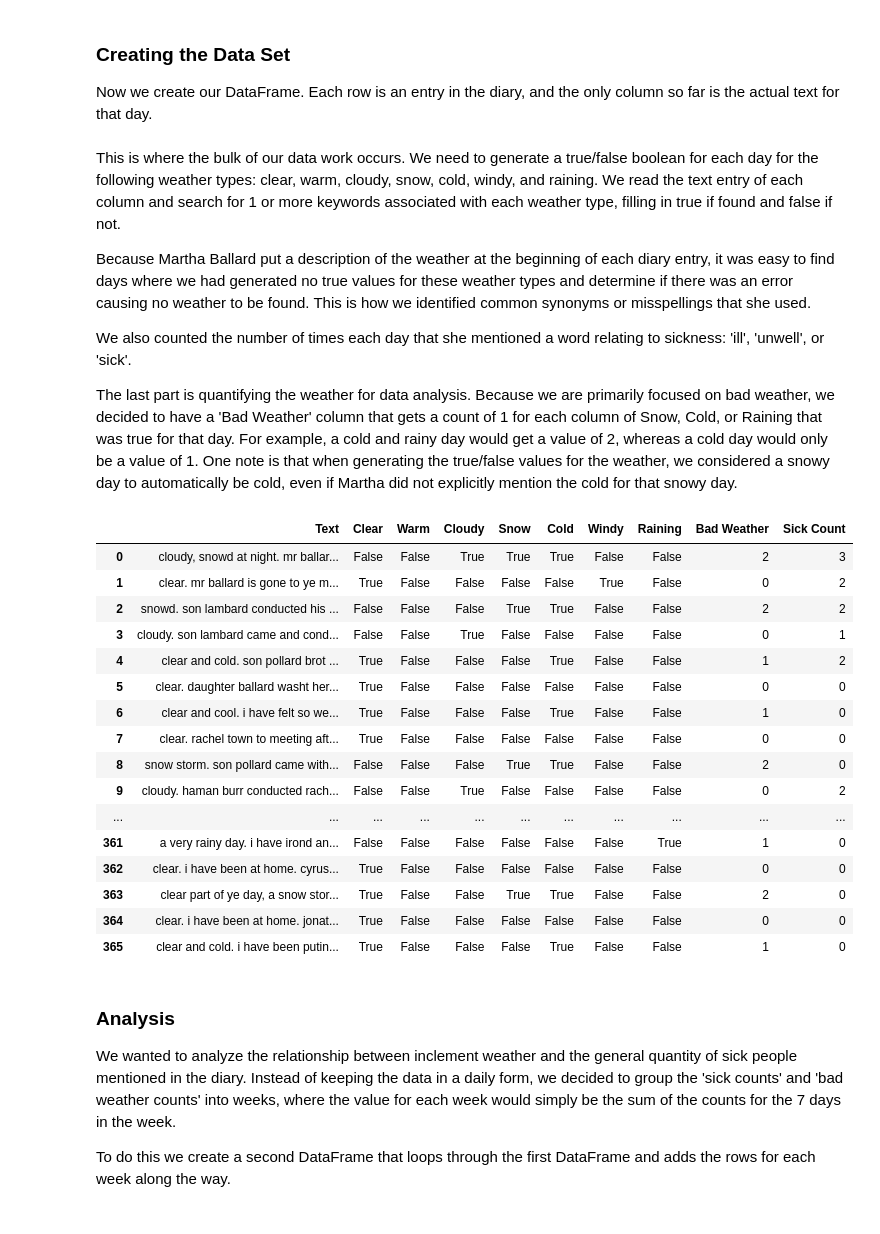
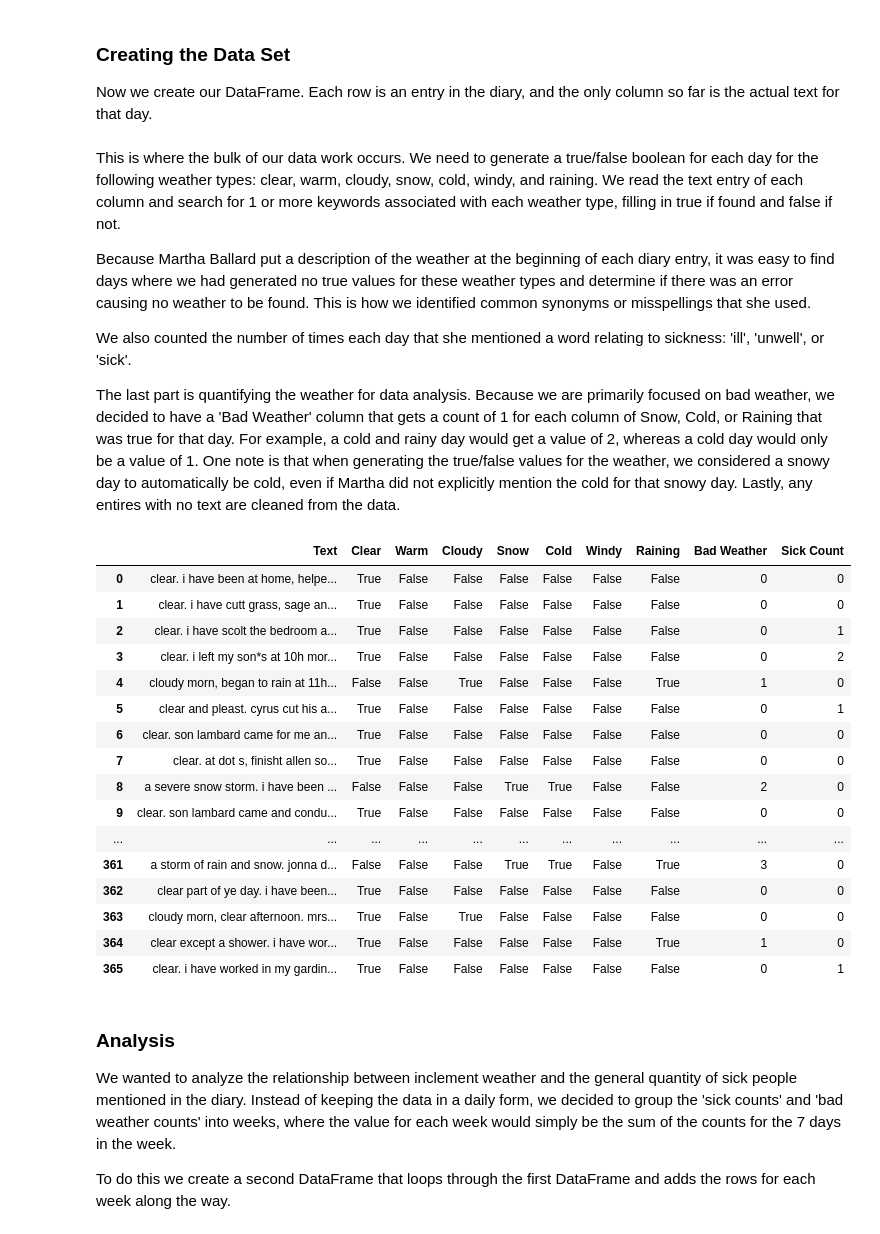
Before and after one commit to Toqiin/mini-project, a Jupyter notebook: Mini Project #1.ipynb, the cells around one changed output. Drawn from its saved outputs; the diff is of its cells as text; code cells hidden in the pictures.

Commit message:
clean an empty row

```diff
--- a/Mini Project #1.ipynb
+++ b/Mini Project #1.ipynb
@@ -67,36 +67,37 @@ Because Martha Ballard put a description of the weather at the beginning of each
 
 We also counted the number of times each day that she mentioned a word relating to sickness: 'ill', 'unwell', or 'sick'.
 
-The last part is quantifying the weather for data analysis. Because we are primarily focused on bad weather, we decided to have a 'Bad Weather' column that gets a count of 1 for each column of Snow, Cold, or Raining that was true for that day. For example, a cold and rainy day would get a value of 2, whereas a cold day would only be a value of 1. One note is that when generating the true/false values for the weather, we considered a snowy day to automatically be cold, even if Martha did not explicitly mention the cold for that snowy day.
+The last part is quantifying the weather for data analysis. Because we are primarily focused on bad weather, we decided to have a 'Bad Weather' column that gets a count of 1 for each column of Snow, Cold, or Raining that was true for that day. For example, a cold and rainy day would get a value of 2, whereas a cold day would only be a value of 1. One note is that when generating the true/false values for the weather, we considered a snowy day to automatically be cold, even if Martha did not explicitly mention the cold for that snowy day. Lastly, any entires with no text are cleaned from the data.
 # %%
 entries_df['Clear'] = entries_df.Text.str.contains('clear')
 entries_df['Warm'] = entries_df.Text.str.contains('warm')
 entries_df['Cloudy'] = entries_df.Text.str.contains('cloud')
 entries_df['Snow'] = entries_df.Text.str.contains('snow')
 entries_df['Cold'] = entries_df.Text.str.contains('|'.join(['cold', 'chill', 'snow', 'cool']))
 entries_df['Windy'] = entries_df.Text.str.contains('|'.join(['wind', 'blowd', 'gust', 'blowed']))
 entries_df['Raining'] = entries_df.Text.str.contains('|'.join(['rain', 'shower']))
 entries_df['Bad Weather'] = entries_df.Snow.astype(int) + entries_df.Raining.astype(int) + entries_df.Cold.astype(int)
 entries_df['Sick Count'] = entries_df.Text.str.count('sick') + entries_df.Text.str.count('unwel') + entries_df.Text.str.count('ill')
+entries_df = entries_df[entries_df['Text'] != ' ']
 entries_df
 # %% [output]
 |  | Text | Clear | Warm | Cloudy | Snow | Cold | Windy | Raining | Bad Weather | Sick Count |
-| 0 | cloudy, snowd at night. mr ballar... | False | False | True | True | True | False | False | 2 | 3 |
-| 1 | clear. mr ballard is gone to ye m... | True | False | False | False | False | True | False | 0 | 2 |
-| 2 | snowd. son lambard conducted his ... | False | False | False | True | True | False | False | 2 | 2 |
-| 3 | cloudy. son lambard came and cond... | False | False | True | False | False | False | False | 0 | 1 |
-| 4 | clear and cold. son pollard brot ... | True | False | False | False | True | False | False | 1 | 2 |
-| 5 | clear. daughter ballard washt her... | True | False | False | False | False | False | False | 0 | 0 |
-| 6 | clear and cool. i have felt so we... | True | False | False | False | True | False | False | 1 | 0 |
-| 7 | clear. rachel town to meeting aft... | True | False | False | False | False | False | False | 0 | 0 |
-| 8 | snow storm. son pollard came with... | False | False | False | True | True | False | False | 2 | 0 |
-| 9 | cloudy. haman burr conducted rach... | False | False | True | False | False | False | False | 0 | 2 |
+| 0 | clear. i have been at home, helpe... | True | False | False | False | False | False | False | 0 | 0 |
+| 1 | clear. i have cutt grass, sage an... | True | False | False | False | False | False | False | 0 | 0 |
+| 2 | clear. i have scolt the bedroom a... | True | False | False | False | False | False | False | 0 | 1 |
+| 3 | clear. i left my son*s at 10h mor... | True | False | False | False | False | False | False | 0 | 2 |
+| 4 | cloudy morn, began to rain at 11h... | False | False | True | False | False | False | True | 1 | 0 |
+| 5 | clear and pleast. cyrus cut his a... | True | False | False | False | False | False | False | 0 | 1 |
+| 6 | clear. son lambard came for me an... | True | False | False | False | False | False | False | 0 | 0 |
+| 7 | clear. at dot s, finisht allen so... | True | False | False | False | False | False | False | 0 | 0 |
+| 8 | a severe snow storm. i have been ... | False | False | False | True | True | False | False | 2 | 0 |
+| 9 | clear. son lambard came and condu... | True | False | False | False | False | False | False | 0 | 0 |
 | ... | ... | ... | ... | ... | ... | ... | ... | ... | ... | ... |
-| 361 | a very rainy day. i have irond an... | False | False | False | False | False | False | True | 1 | 0 |
-| 362 | clear. i have been at home. cyrus... | True | False | False | False | False | False | False | 0 | 0 |
-| 363 | clear part of ye day, a snow stor... | True | False | False | True | True | False | False | 2 | 0 |
-| 364 | clear. i have been at home. jonat... | True | False | False | False | False | False | False | 0 | 0 |
-| 365 | clear and cold. i have been putin... | True | False | False | False | True | False | False | 1 | 0 |
+| 361 | a storm of rain and snow. jonna d... | False | False | False | True | True | False | True | 3 | 0 |
+| 362 | clear part of ye day. i have been... | True | False | False | False | False | False | False | 0 | 0 |
+| 363 | cloudy morn, clear afternoon. mrs... | True | False | True | False | False | False | False | 0 | 0 |
+| 364 | clear except a shower. i have wor... | True | False | False | False | False | False | True | 1 | 0 |
+| 365 | clear. i have worked in my gardin... | True | False | False | False | False | False | False | 0 | 1 |
 # %% [markdown]
 
 ### Analysis
```
Also changed, not shown: parts of 1 cell of this notebook.
